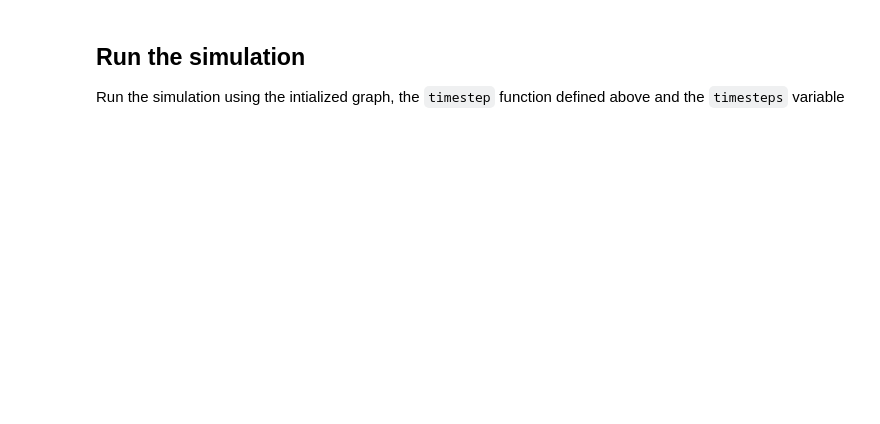
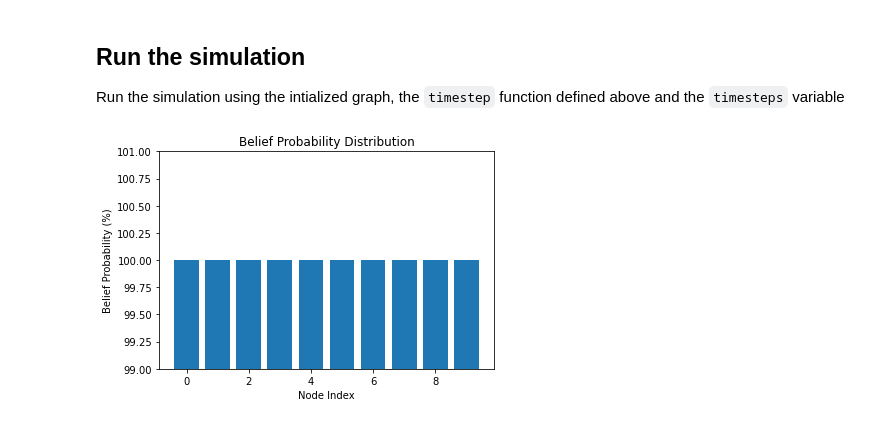
Before and after one commit to kekoawong/test-models, a Jupyter notebook: zollman.ipynb, the cells around one changed output. Cells and saved outputs as stored; diff of their text form; code cells hidden in the pictures; blank space fills up the shorter version.

Commit message:
Added plot for the scientist belief probabilities

```diff
--- a/zollman.ipynb
+++ b/zollman.ipynb
@@ -58,4 +58,7 @@ Run the simulation using the intialized graph, the `timestep` function defined a
 # %%
 from helpers import run_simulation
 
 results = run_simulation(graph=graph, timestep_func=timestep, num_timesteps=timesteps)
+results.plot()
+# %% [output]
+[figure, added]
```
Also changed, not shown: parts of 1 cell of this notebook, 1 other file.
